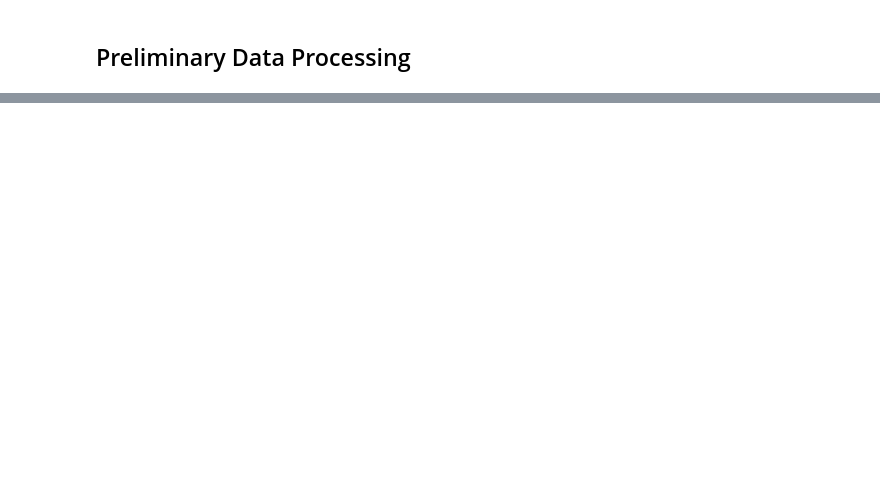
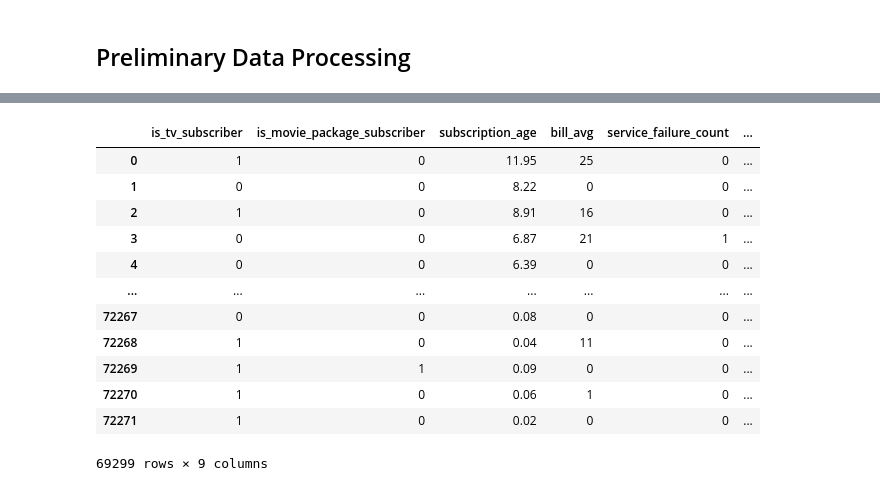
Before and after one commit to bohdin/Customer_Outflow, a Jupyter notebook: EDA.ipynb, the cells around one changed output, grey strips where cells are left out. Drawn from its saved outputs; the diff is of its cells as text; code cells hidden in the pictures; blank space fills up the shorter version.

```diff
--- a/EDA.ipynb
+++ b/EDA.ipynb
@@ -93,0 +80,2 @@ dtype: int64
+# %%
+data.drop('reamining_contract', axis=1, inplace=True)
@@ -93,0 +95,3 @@ dtype: int64
+# %%
+data['upload_avg'] = data['upload_avg'].fillna(data['upload_avg'].mean())
+data['download_avg'] = data['download_avg'].fillna(data['download_avg'].mean())
@@ -93,0 +111,16 @@ dtype: int64
+# %%
+data.drop_duplicates()
+# %% [output]
+|  | is_tv_subscriber | is_movie_package_subscriber | subscription_age | bill_avg | service_failure_count | ... |
+| 0 | 1 | 0 | 11.95 | 25 | 0 | ... |
+| 1 | 0 | 0 | 8.22 | 0 | 0 | ... |
+| 2 | 1 | 0 | 8.91 | 16 | 0 | ... |
+| 3 | 0 | 0 | 6.87 | 21 | 1 | ... |
+| 4 | 0 | 0 | 6.39 | 0 | 0 | ... |
+| ... | ... | ... | ... | ... | ... | ... |
+| 72267 | 0 | 0 | 0.08 | 0 | 0 | ... |
+| 72268 | 1 | 0 | 0.04 | 11 | 0 | ... |
+| 72269 | 1 | 1 | 0.09 | 0 | 0 | ... |
+| 72270 | 1 | 0 | 0.06 | 1 | 0 | ... |
+| 72271 | 1 | 0 | 0.02 | 0 | 0 | ... |
+69299 rows × 9 columns
```
Also changed, not shown: parts of 8 cells of this notebook, 6 other files.
